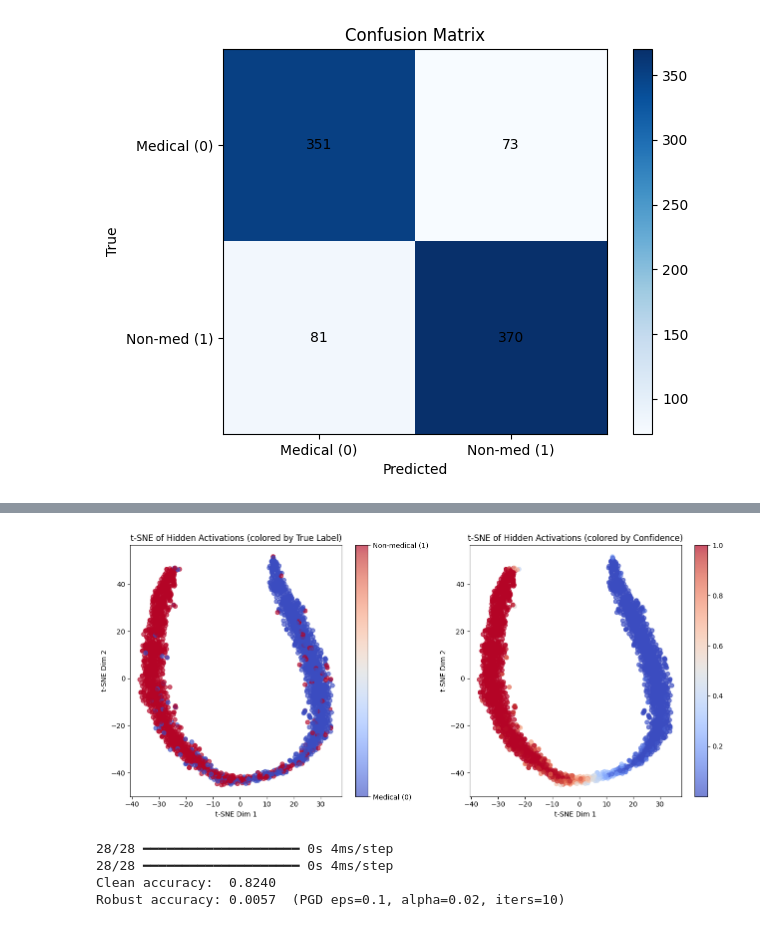
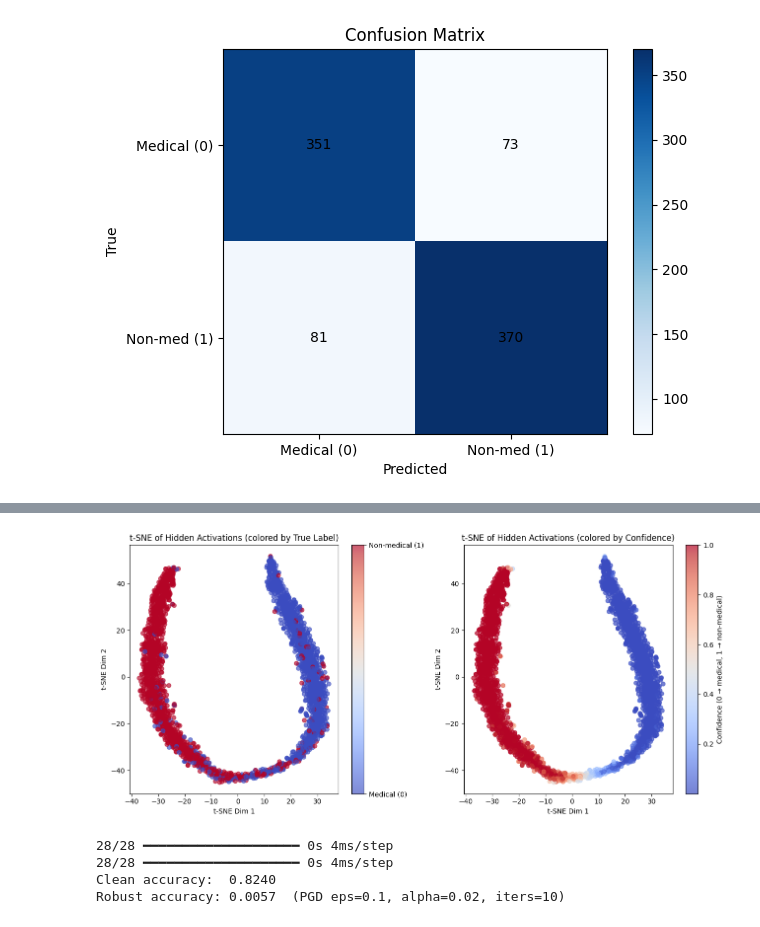
Before and after one commit to sgh4000/CDT-D2AIR-NLP, a Jupyter notebook: medical_query_trial2.ipynb, the cells around one changed output, grey strips where cells are left out. Cells and saved outputs as stored; diff of their text form; code cells hidden in the pictures.

```diff
--- a/medical_query_trial2.ipynb
+++ b/medical_query_trial2.ipynb
@@ -458,7 +458,7 @@ axes[1].set_title("t-SNE of Hidden Activations (colored by Confidence)")
 axes[1].set_xlabel("t-SNE Dim 1")
 axes[1].set_ylabel("t-SNE Dim 2")
 cbar2 = plt.colorbar(sc2, ax=axes[1])
-#cbar2.set_label("Confidence  (Non-medical → Medical)")
+cbar2.set_label("Confidence (0 → medical, 1 → non-medical)")
 
 plt.tight_layout()
 plt.show()
@@ -468,4 +468,4 @@ plt.show()
-[figure, old version]
+[figure, new version]
 # %%
 # Step 13 — PGD Attack (robustness check)
 # attack the model using PGD (Projected Gradient Descent) in feature space.
```
Also changed, not shown: parts of 3 cells of this notebook.
